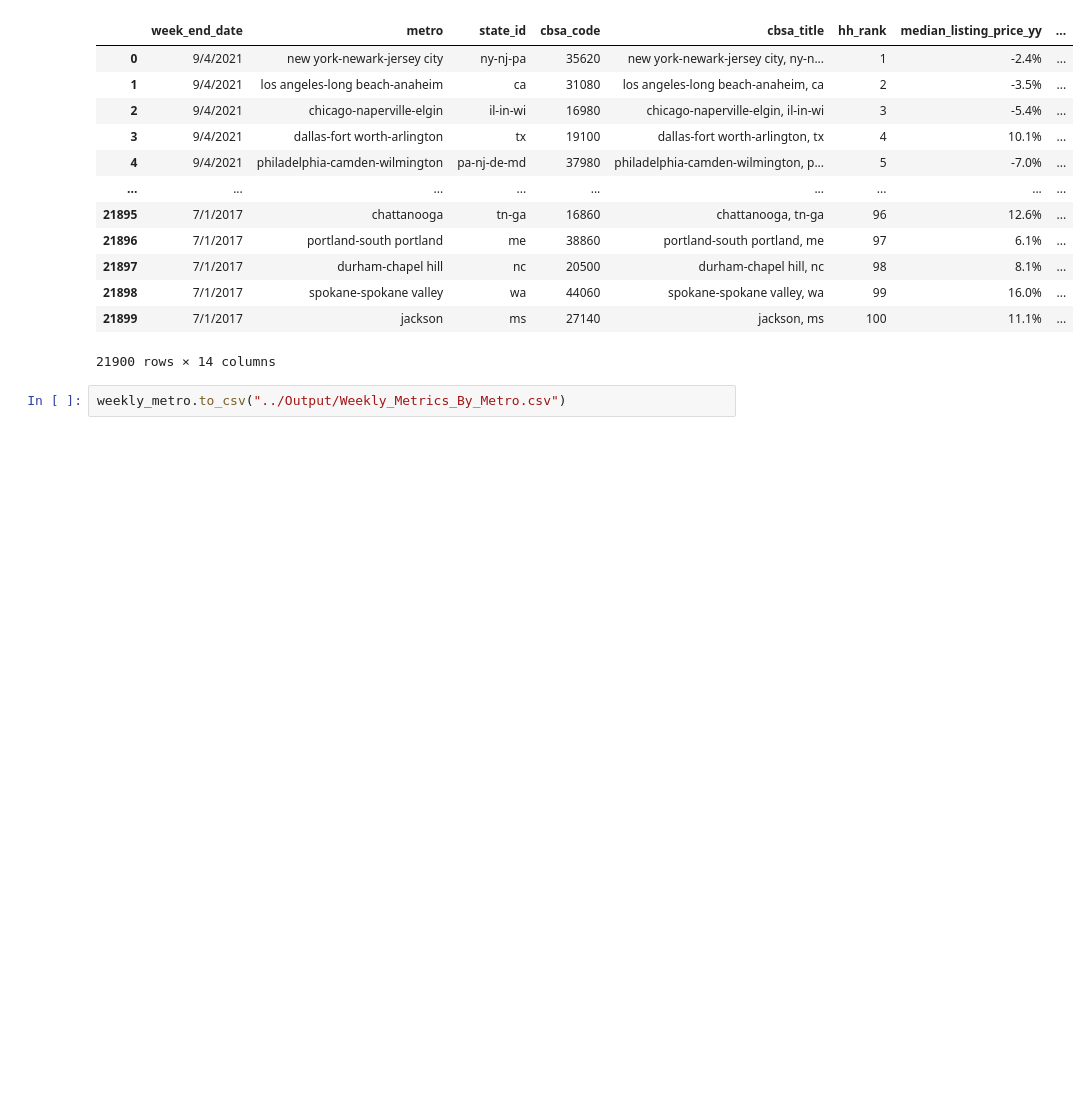
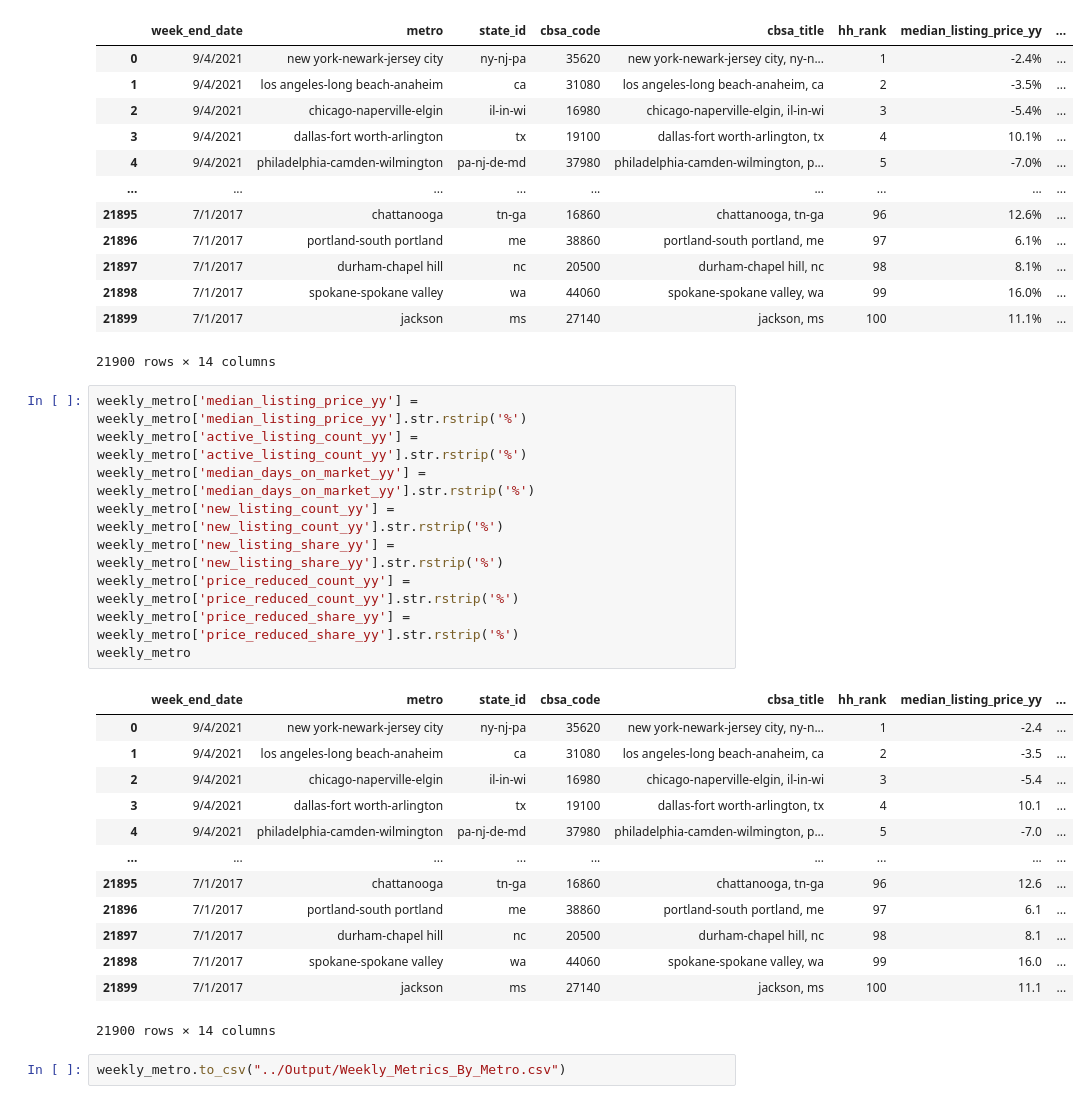
Before and after one commit to Tinuola-1/Project3Visuals, a Jupyter notebook: Notebooks/Cleanup_Notebook.ipynb, the cells around one changed output. Saved outputs shown, nothing was run; the diff lists cells and outputs as text; blank space fills up the shorter version.

```diff
--- a/Notebooks/Cleanup_Notebook.ipynb
+++ b/Notebooks/Cleanup_Notebook.ipynb
@@ -826,6 +879,29 @@ weekly_metro
 | 21898 | 7/1/2017 | spokane-spokane valley | wa | 44060 | spokane-spokane valley, wa | 99 | 16.0% | ... |
 | 21899 | 7/1/2017 | jackson | ms | 27140 | jackson, ms | 100 | 11.1% | ... |
 21900 rows × 14 columns
+# %%
+weekly_metro['median_listing_price_yy'] = weekly_metro['median_listing_price_yy'].str.rstrip('%')
+weekly_metro['active_listing_count_yy'] = weekly_metro['active_listing_count_yy'].str.rstrip('%')
+weekly_metro['median_days_on_market_yy'] = weekly_metro['median_days_on_market_yy'].str.rstrip('%')
+weekly_metro['new_listing_count_yy'] = weekly_metro['new_listing_count_yy'].str.rstrip('%')
+weekly_metro['new_listing_share_yy'] = weekly_metro['new_listing_share_yy'].str.rstrip('%')
+weekly_metro['price_reduced_count_yy'] = weekly_metro['price_reduced_count_yy'].str.rstrip('%')
+weekly_metro['price_reduced_share_yy'] = weekly_metro['price_reduced_share_yy'].str.rstrip('%')
+weekly_metro
+# %% [output]
+|  | week_end_date | metro | state_id | cbsa_code | cbsa_title | hh_rank | median_listing_price_yy | ... |
+| 0 | 9/4/2021 | new york-newark-jersey city | ny-nj-pa | 35620 | new york-newark-jersey city, ny-n... | 1 | -2.4 | ... |
+| 1 | 9/4/2021 | los angeles-long beach-anaheim | ca | 31080 | los angeles-long beach-anaheim, ca | 2 | -3.5 | ... |
+| 2 | 9/4/2021 | chicago-naperville-elgin | il-in-wi | 16980 | chicago-naperville-elgin, il-in-wi | 3 | -5.4 | ... |
+| 3 | 9/4/2021 | dallas-fort worth-arlington | tx | 19100 | dallas-fort worth-arlington, tx | 4 | 10.1 | ... |
+| 4 | 9/4/2021 | philadelphia-camden-wilmington | pa-nj-de-md | 37980 | philadelphia-camden-wilmington, p... | 5 | -7.0 | ... |
+| ... | ... | ... | ... | ... | ... | ... | ... | ... |
+| 21895 | 7/1/2017 | chattanooga | tn-ga | 16860 | chattanooga, tn-ga | 96 | 12.6 | ... |
+| 21896 | 7/1/2017 | portland-south portland | me | 38860 | portland-south portland, me | 97 | 6.1 | ... |
+| 21897 | 7/1/2017 | durham-chapel hill | nc | 20500 | durham-chapel hill, nc | 98 | 8.1 | ... |
+| 21898 | 7/1/2017 | spokane-spokane valley | wa | 44060 | spokane-spokane valley, wa | 99 | 16.0 | ... |
+| 21899 | 7/1/2017 | jackson | ms | 27140 | jackson, ms | 100 | 11.1 | ... |
+21900 rows × 14 columns
 # %%
 weekly_metro.to_csv("../Output/Weekly_Metrics_By_Metro.csv")
 # %% [markdown]
```
Also changed, not shown: parts of 4 cells of this notebook.
